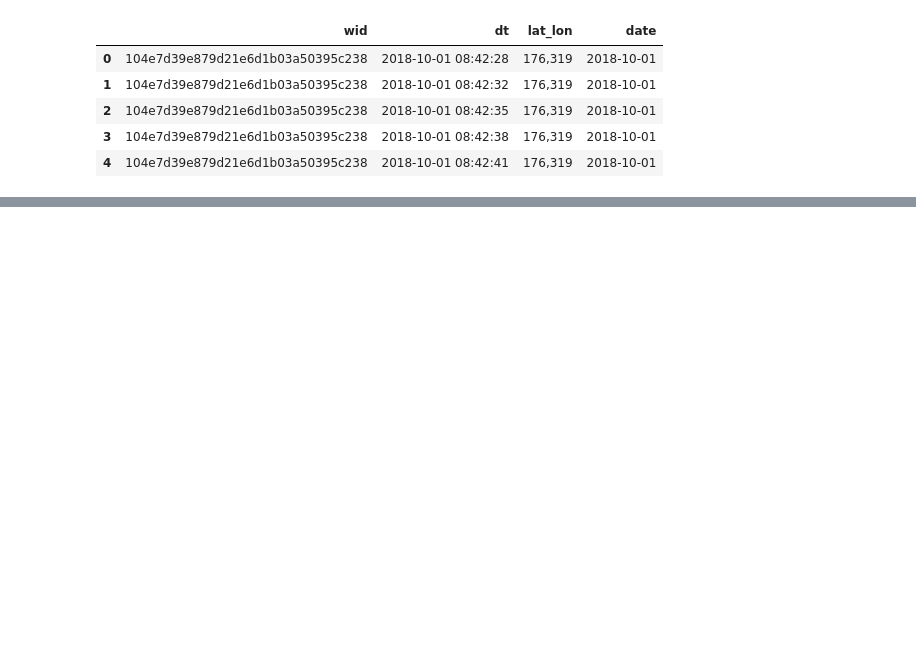
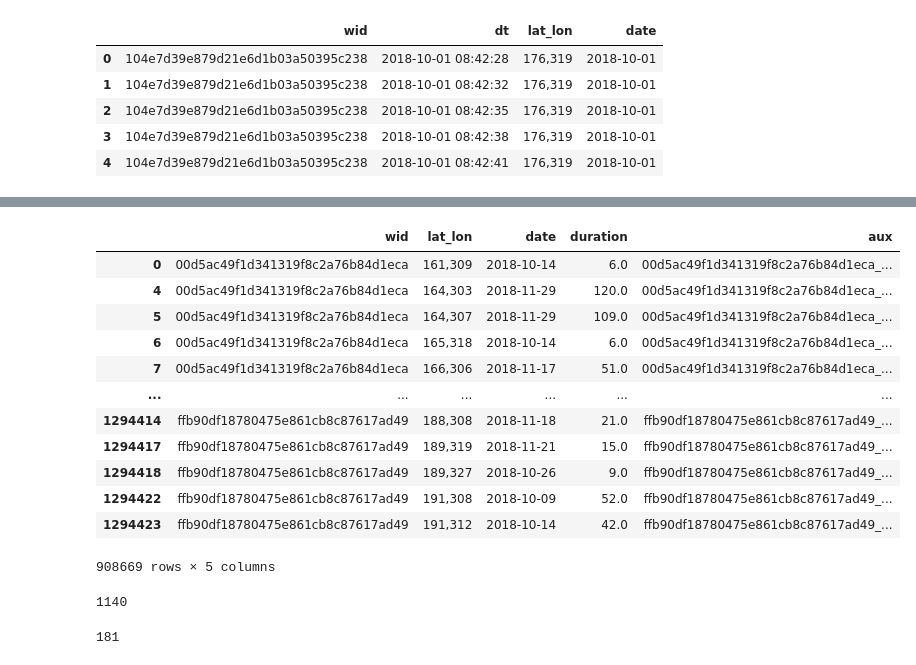
Before and after one commit to DURUII/Gaia-Explorer, a Jupyter notebook: main.ipynb, the cells around one changed output, grey strips where cells are left out. Cells and saved outputs as stored; diff of their text form; code cells hidden in the pictures; blank space fills up the shorter version.

```diff
--- a/main.ipynb
+++ b/main.ipynb
@@ -421,0 +441,26 @@ df_grouped = dd.read_csv(output_grouped_csv)
+# %%
+task_trick = df_grouped[['lat_lon', 'aux']].groupby(['lat_lon']).nunique().reset_index().sort_values(by=['aux'])
+df_grouped = df_grouped[df_grouped['lat_lon'].isin(task_trick[task_trick['aux'] > 2500]['lat_lon'])]
+df_grouped
+# %% [output]
+|  | wid | lat_lon | date | duration | aux |
+| 0 | 00d5ac49f1d341319f8c2a76b84d1eca | 161,309 | 2018-10-14 | 6.0 | 00d5ac49f1d341319f8c2a76b84d1eca_... |
+| 4 | 00d5ac49f1d341319f8c2a76b84d1eca | 164,303 | 2018-11-29 | 120.0 | 00d5ac49f1d341319f8c2a76b84d1eca_... |
+| 5 | 00d5ac49f1d341319f8c2a76b84d1eca | 164,307 | 2018-11-29 | 109.0 | 00d5ac49f1d341319f8c2a76b84d1eca_... |
+| 6 | 00d5ac49f1d341319f8c2a76b84d1eca | 165,318 | 2018-10-14 | 6.0 | 00d5ac49f1d341319f8c2a76b84d1eca_... |
+| 7 | 00d5ac49f1d341319f8c2a76b84d1eca | 166,306 | 2018-11-17 | 51.0 | 00d5ac49f1d341319f8c2a76b84d1eca_... |
+| ... | ... | ... | ... | ... | ... |
+| 1294414 | ffb90df18780475e861cb8c87617ad49 | 188,308 | 2018-11-18 | 21.0 | ffb90df18780475e861cb8c87617ad49_... |
+| 1294417 | ffb90df18780475e861cb8c87617ad49 | 189,319 | 2018-11-21 | 15.0 | ffb90df18780475e861cb8c87617ad49_... |
+| 1294418 | ffb90df18780475e861cb8c87617ad49 | 189,327 | 2018-10-26 | 9.0 | ffb90df18780475e861cb8c87617ad49_... |
+| 1294422 | ffb90df18780475e861cb8c87617ad49 | 191,308 | 2018-10-09 | 52.0 | ffb90df18780475e861cb8c87617ad49_... |
+| 1294423 | ffb90df18780475e861cb8c87617ad49 | 191,312 | 2018-10-14 | 42.0 | ffb90df18780475e861cb8c87617ad49_... |
+908669 rows × 5 columns
+# %%
+df_grouped['wid'].nunique()
+# %% [output]
+1140
+# %%
+df_grouped['lat_lon'].nunique()
+# %% [output]
+181
```
Also changed, not shown: parts of 9 cells of this notebook.
